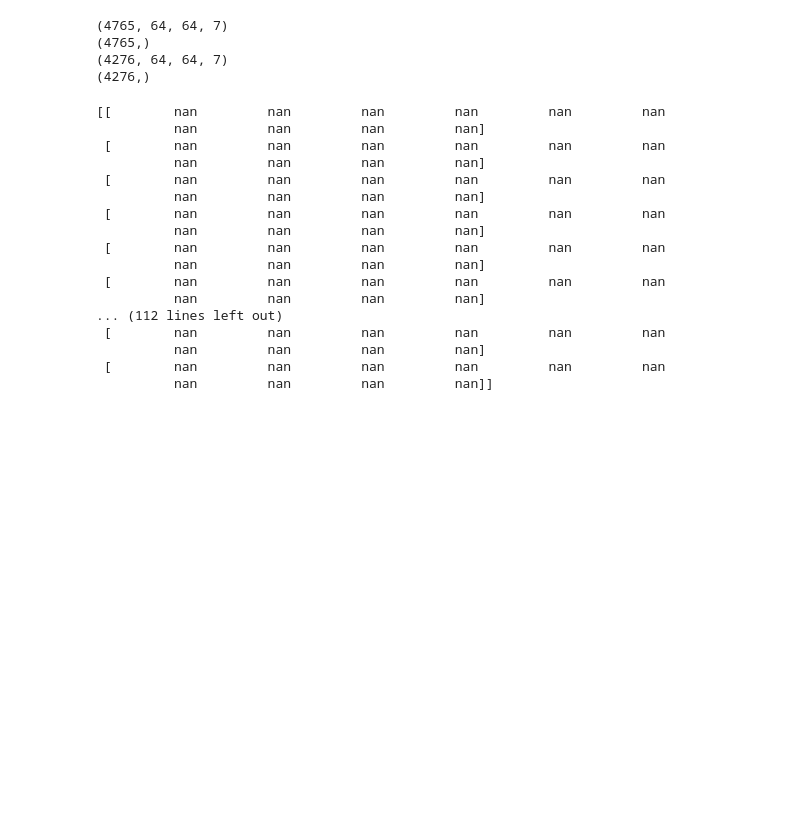
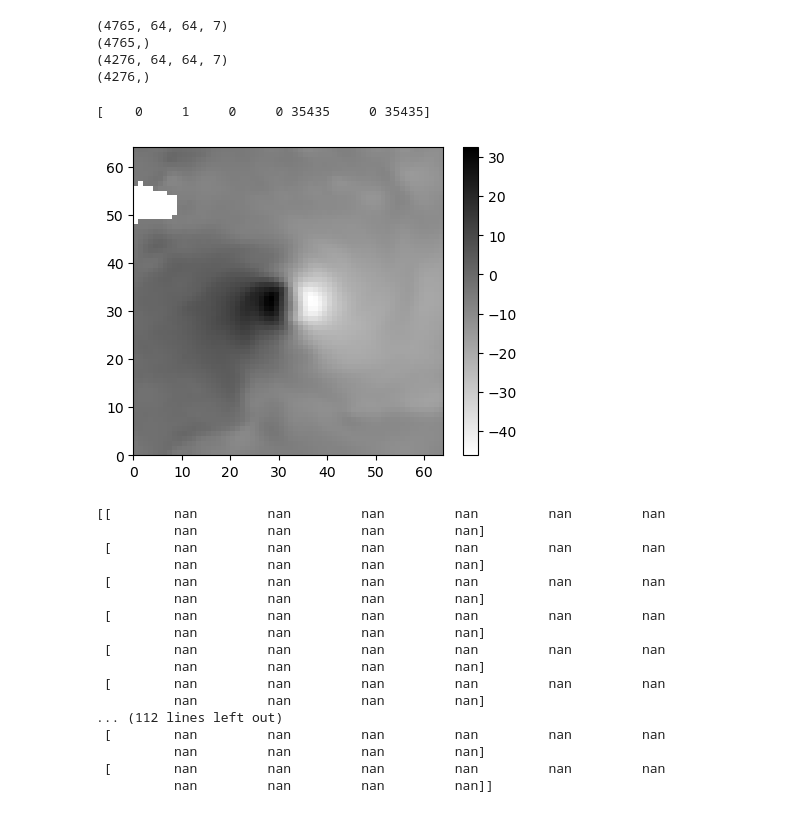
Before and after one commit to Yuumae1/machine_learning, a Jupyter notebook: notebook/geosciAI2024.ipynb, the cells around one changed output. Saved outputs shown, nothing was run; the diff lists cells and outputs as text; code cells hidden in the pictures; blank space fills up the shorter version.

```diff
--- a/notebook/geosciAI2024.ipynb
+++ b/notebook/geosciAI2024.ipynb
@@ -180,19 +189,20 @@ print(input_train.shape)
 print(ans_train.shape)
 print(input_valid.shape)
 print(ans_valid.shape)
-
-# 標準化処理
-input_std = input_train.std(axis=0)
-input_mean = input_train.mean(axis=0)
-ans_std = ans_train.std(axis=0)
-ans_mean = ans_train.mean(axis=0)
-
-input_train = (input_train - input_mean) / input_std
-input_valid = (input_valid - input_mean) / input_std
-ans_train   = (ans_train - ans_mean) / ans_std
-ans_valid   = (ans_valid - ans_mean) / ans_std
 # %% [output]
 (4765, 64, 64, 7)
 (4765,)
 (4276, 64, 64, 7)
 (4276,)
+# %%
+# nan データのカウント
+print(np.count_nonzero(np.isnan(input_train), axis=(0,1,2)))
+# %% [output]
+[    0     1     0     0 35435     0 35435]
+# %%
+plt.figure(figsize=(5,4))
+fig = plt.pcolormesh(input_train[232,:,:,6], cmap='gray_r', )
+cbar = plt.colorbar(fig)
+plt.show()
+# %% [output]
+[figure, added]
```
Also changed, not shown: parts of 3 cells of this notebook, 1 other file.
